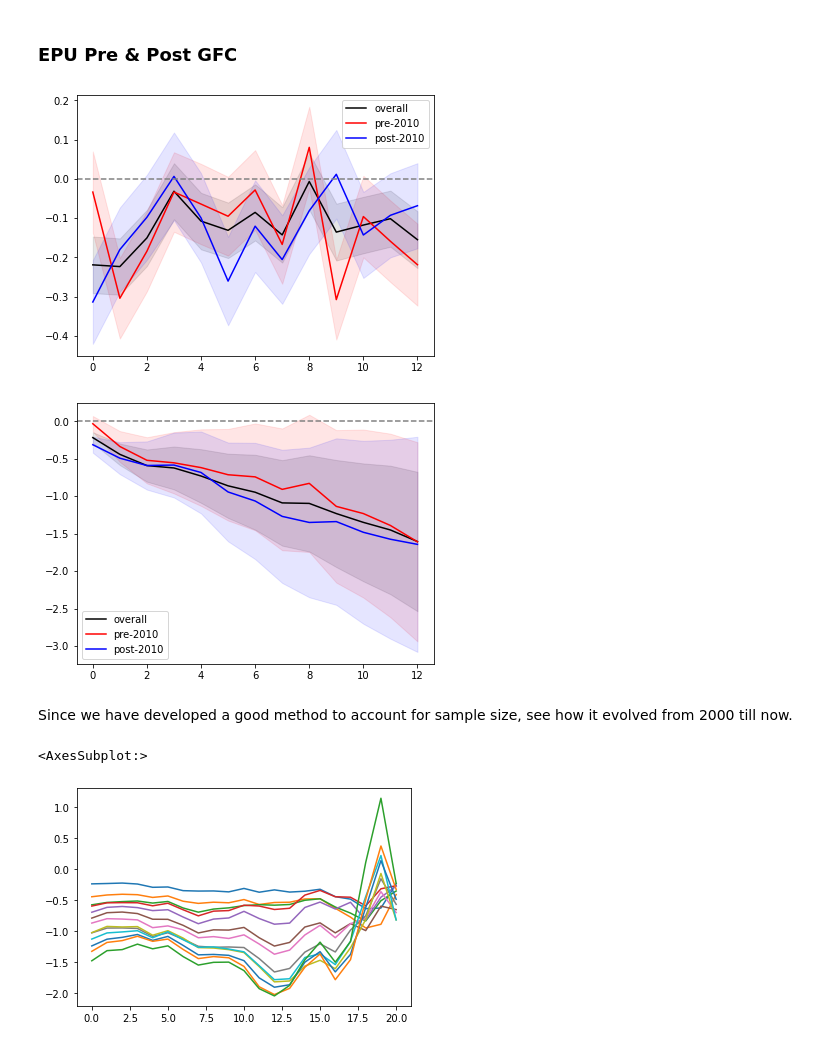
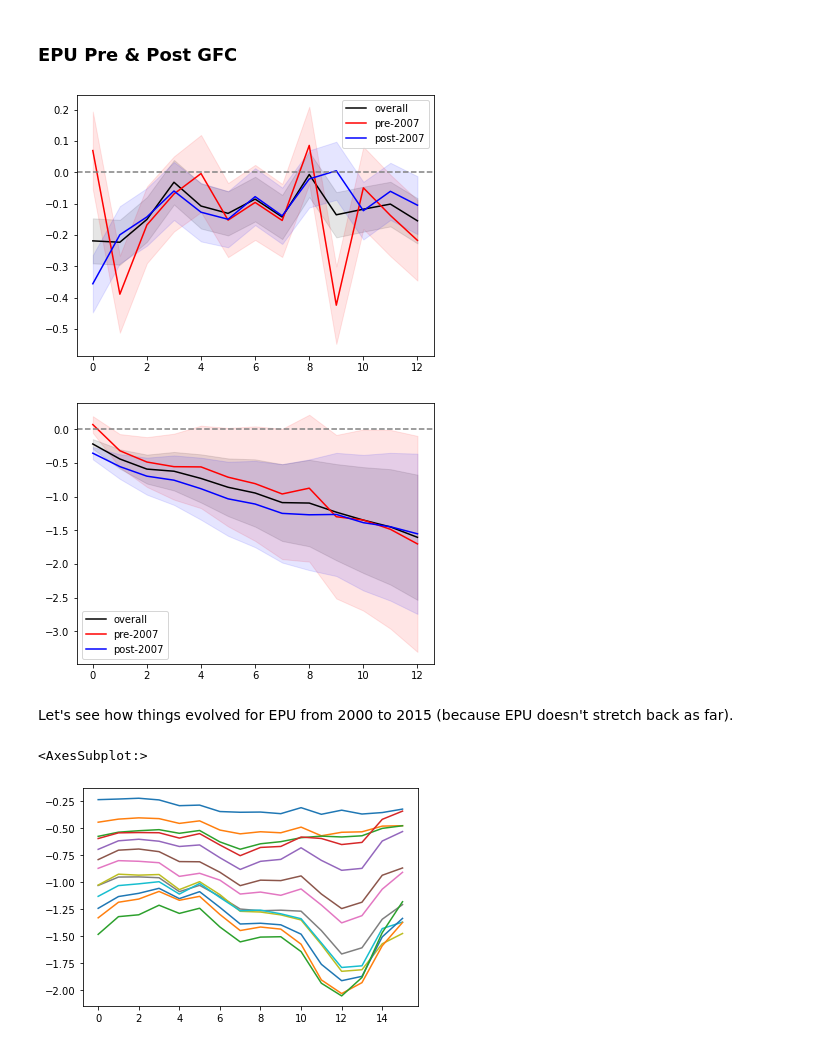
Before and after one commit to t0nychn/UG_thesis, a Jupyter notebook: Exploratory4.ipynb, the cells around one changed output. Cells and saved outputs as stored; diff of their text form; code cells hidden in the pictures.

```diff
--- a/Exploratory4.ipynb
+++ b/Exploratory4.ipynb
@@ -149,14 +149,14 @@ It seems like the inclusion of 2003 heavily skews estimates upwards, probably be
 For robustness let's run this the other way with dates from 2015 to 1995.
 # %%
 models4 = {}
-for i in range(21):
-    year = 1995 + i
-    model = dl('spot', 'GPRI', spot.join(gpr_shock)[:f'{year}-01-01'])
+for i in range(16):
+    year = 2000 + i
+    model = dl('spot', 'GPRI', spot.join(gpr_shock)[:f'{year}-12-31'])
     models4[year] = model
 # %%
 betas2 = {i: [] for i in range(13)}
-for i in range(21):
-    year = 1995 + i
+for i in range(16):
+    year = 2000 + i
     params = np.cumsum(models4[year].params[1:])
     for i in range(13):
         betas2[i].append(params[i])
@@ -174,7 +174,7 @@ To isolate the effects each year, it may be worth finding the net effect of the
 # %%
 net_beta = {i: [] for i in range(13)}
 for i in range(13):
-    net_beta[i] = np.array(betas[i]) + np.array(betas2[i])
+    net_beta[i] = (np.array(betas[i]) + np.array(betas2[i]))/2
 net_df = pd.DataFrame(net_beta)
 net_df.plot(legend=False)
 # %% [output]
@@ -194,37 +194,37 @@ model10 = dl('spot', 'GEPU_current', spot.join(epu_shock)['2010-01-01':])
 # %%
 draw((model1, model9, model10),
-     labels=('overall', 'pre-2010', 'post-2010'),
+     labels=('overall', 'pre-2007', 'post-2007'),
      colors=('black', 'red', 'blue')
     )
 # %% [output]
-[figure, old version]
+[figure, new version]
 # %%
 draw((model1, model9, model10),
-     labels=('overall', 'pre-2010', 'post-2010'),
+     labels=('overall', 'pre-2007', 'post-2007'),
      colors=('black', 'red', 'blue'),
      cumulative=True
     )
 # %% [output]
-[figure, old version]
+[figure, new version]
 # %% [markdown]
-Since we have developed a good method to account for sample size, see how it evolved from 2000 till now.
+Let's see how things evolved for EPU from 2000 to 2015 (because EPU doesn't stretch back as far).
 # %%
 models5 = {}
-for i in range(21):
+for i in range(16):
     year = 2000 + i
     model = dl('spot', 'GEPU_current', spot.join(epu_shock)[f'{year}-01-01':])
     models5[year] = model
 # %%
 betas3 = {i: [] for i in range(13)}
-for i in range(21):
+for i in range(16):
     year = 2000 + i
     params = np.cumsum(models5[year].params[1:])
     for i in range(13):
         betas3[i].append(params[i])
 betas_df3 = pd.DataFrame(betas3)
 betas_df3.plot(legend=False)
 # %% [output]
 <AxesSubplot:>
-[figure, old version]
+[figure, new version]
 # %%
 models6 = {}
```
Also changed, not shown: parts of 23 cells of this notebook, 3 other files.
